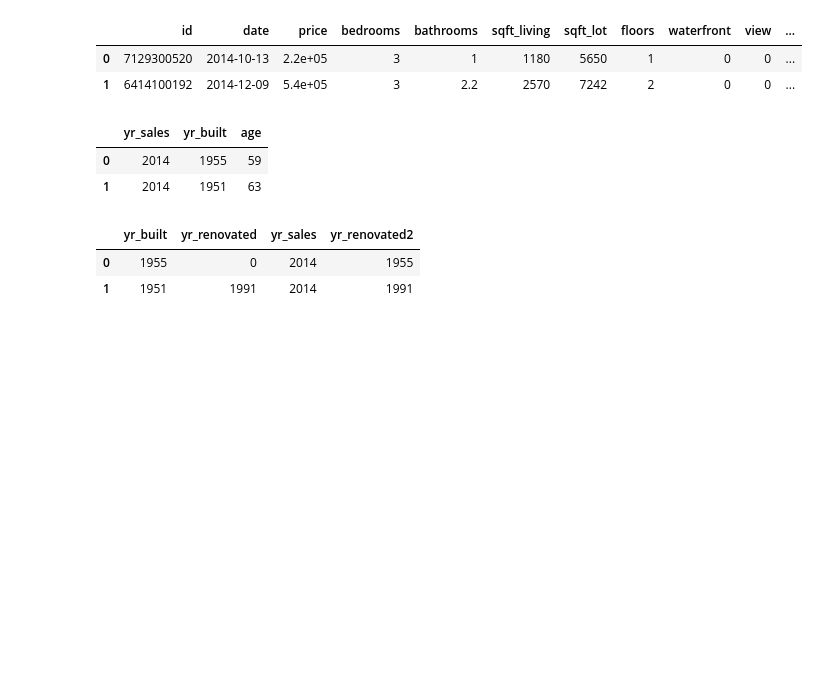
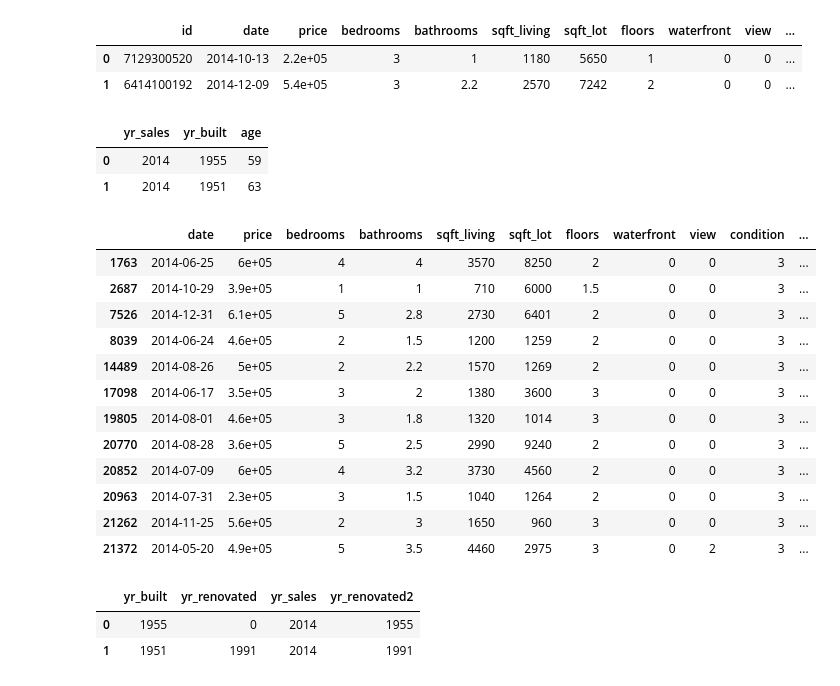
Before and after one commit to bhishanpdl/Project_House_Price_Prediction, a Jupyter notebook: notebooks/a01_regression_data_processing.ipynb, the cells around one changed output. Saved outputs shown, nothing was run; the diff lists cells and outputs as text; code cells hidden in the pictures; blank space fills up the shorter version.

```diff
--- a/notebooks/a01_regression_data_processing.ipynb
+++ b/notebooks/a01_regression_data_processing.ipynb
@@ -114,6 +114,22 @@ df[['yr_sales','yr_built','age']].head(2)
 |  | yr_sales | yr_built | age |
 | 0 | 2014 | 1955 | 59 |
 | 1 | 2014 | 1951 | 63 |
+# %%
+df[df['age'] < 0] # some houses were sold before they are built.
+# %% [output]
+|  | date | price | bedrooms | bathrooms | sqft_living | sqft_lot | floors | waterfront | view | condition | ... |
+| 1763 | 2014-06-25 | 6e+05 | 4 | 4 | 3570 | 8250 | 2 | 0 | 0 | 3 | ... |
+| 2687 | 2014-10-29 | 3.9e+05 | 1 | 1 | 710 | 6000 | 1.5 | 0 | 0 | 3 | ... |
+| 7526 | 2014-12-31 | 6.1e+05 | 5 | 2.8 | 2730 | 6401 | 2 | 0 | 0 | 3 | ... |
+| 8039 | 2014-06-24 | 4.6e+05 | 2 | 1.5 | 1200 | 1259 | 2 | 0 | 0 | 3 | ... |
+| 14489 | 2014-08-26 | 5e+05 | 2 | 2.2 | 1570 | 1269 | 2 | 0 | 0 | 3 | ... |
+| 17098 | 2014-06-17 | 3.5e+05 | 3 | 2 | 1380 | 3600 | 3 | 0 | 0 | 3 | ... |
+| 19805 | 2014-08-01 | 4.6e+05 | 3 | 1.8 | 1320 | 1014 | 3 | 0 | 0 | 3 | ... |
+| 20770 | 2014-08-28 | 3.6e+05 | 5 | 2.5 | 2990 | 9240 | 2 | 0 | 0 | 3 | ... |
+| 20852 | 2014-07-09 | 6e+05 | 4 | 3.2 | 3730 | 4560 | 2 | 0 | 0 | 3 | ... |
+| 20963 | 2014-07-31 | 2.3e+05 | 3 | 1.5 | 1040 | 1264 | 2 | 0 | 0 | 3 | ... |
+| 21262 | 2014-11-25 | 5.6e+05 | 2 | 3 | 1650 | 960 | 3 | 0 | 0 | 3 | ... |
+| 21372 | 2014-05-20 | 4.9e+05 | 5 | 3.5 | 4460 | 2975 | 3 | 0 | 2 | 3 | ... |
 # %%
 df['yr_renovated2'] = np.where(df['yr_renovated'].eq(0), df['yr_built'], df['yr_renovated'])
 df.filter(regex='yr',axis=1).head(2)
```
Also changed, not shown: 3 other files.
